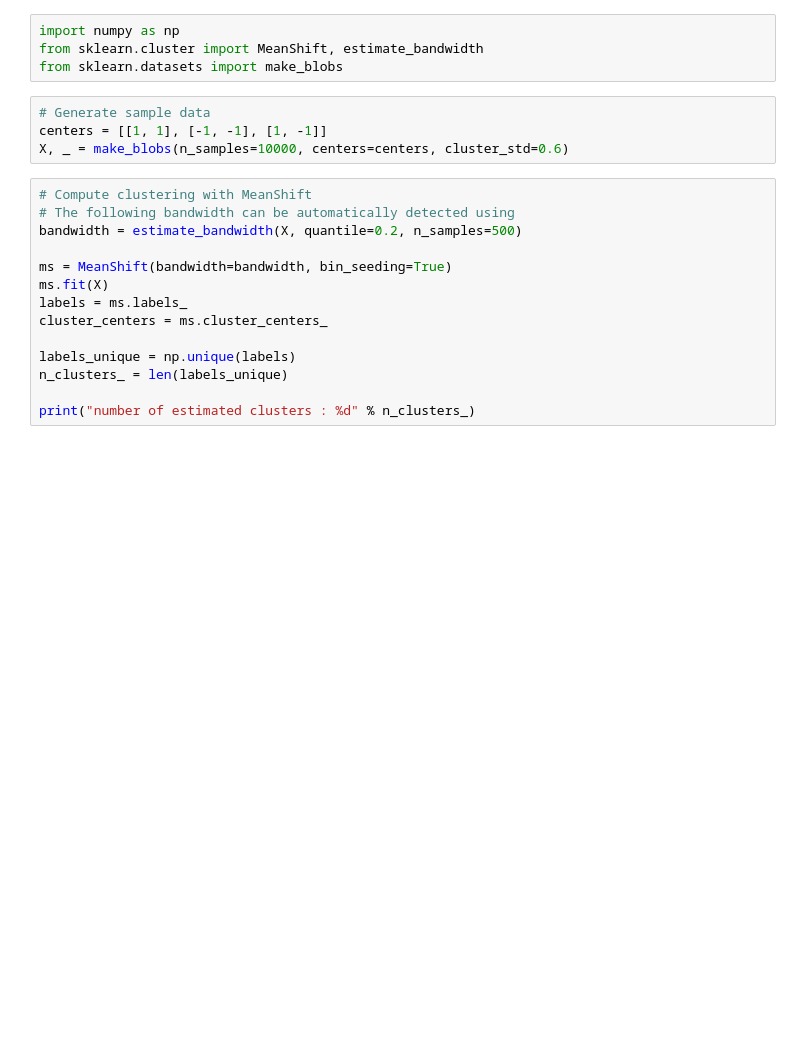
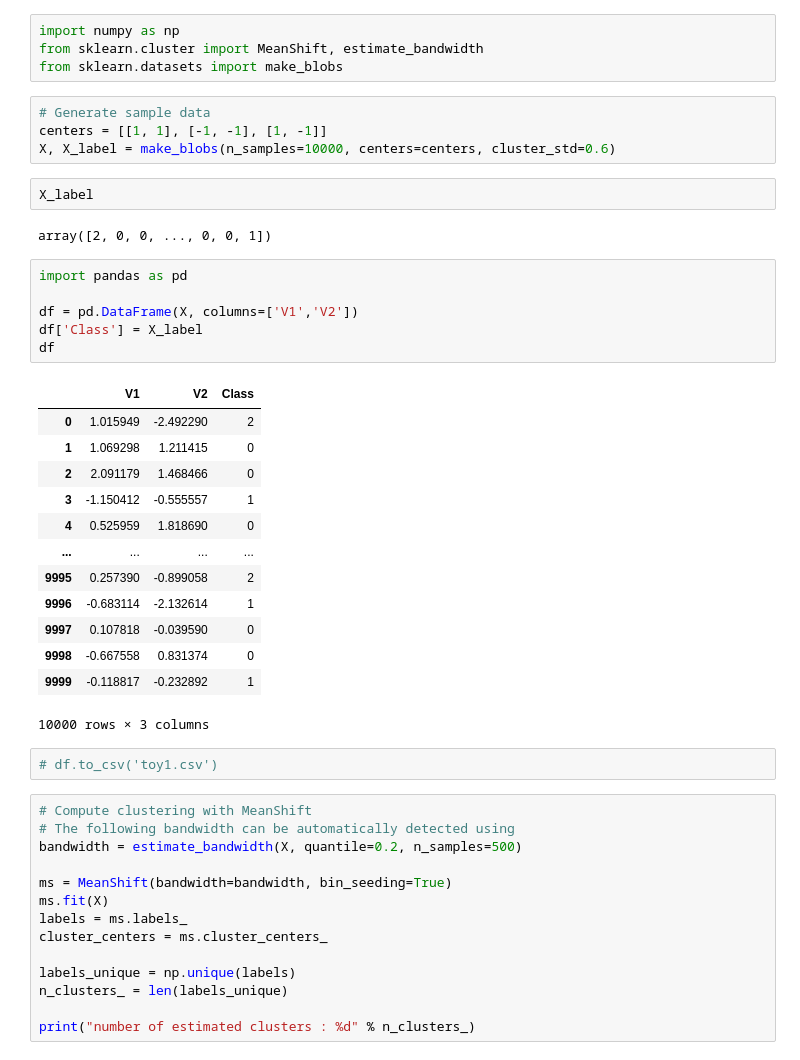
Before and after one commit to rd8312/Machine-Learning, a Jupyter notebook: examples/cluster/plot_mean_shift.ipynb, the cells around one changed output. Drawn from its saved outputs; the diff is of its cells as text; blank space fills up the shorter version.

Commit message:
add toy data

```diff
--- a/examples/cluster/plot_mean_shift.ipynb
+++ b/examples/cluster/plot_mean_shift.ipynb
@@ -5,7 +5,33 @@ from sklearn.datasets import make_blobs
 # %%
 # Generate sample data
 centers = [[1, 1], [-1, -1], [1, -1]]
-X, _ = make_blobs(n_samples=10000, centers=centers, cluster_std=0.6)
+X, X_label = make_blobs(n_samples=10000, centers=centers, cluster_std=0.6)
+# %%
+X_label
+# %% [output]
+array([2, 0, 0, ..., 0, 0, 1])
+# %%
+import pandas as pd
+
+df = pd.DataFrame(X, columns=['V1','V2'])
+df['Class'] = X_label
+df
+# %% [output]
+|  | V1 | V2 | Class |
+| 0 | 1.015949 | -2.492290 | 2 |
+| 1 | 1.069298 | 1.211415 | 0 |
+| 2 | 2.091179 | 1.468466 | 0 |
+| 3 | -1.150412 | -0.555557 | 1 |
+| 4 | 0.525959 | 1.818690 | 0 |
+| ... | ... | ... | ... |
+| 9995 | 0.257390 | -0.899058 | 2 |
+| 9996 | -0.683114 | -2.132614 | 1 |
+| 9997 | 0.107818 | -0.039590 | 0 |
+| 9998 | -0.667558 | 0.831374 | 0 |
+| 9999 | -0.118817 | -0.232892 | 1 |
+10000 rows × 3 columns
+# %%
+# df.to_csv('toy1.csv')
 # %%
 # Compute clustering with MeanShift
 # The following bandwidth can be automatically detected using
```
Also changed, not shown: parts of 1 cell of this notebook, 1 other file.
